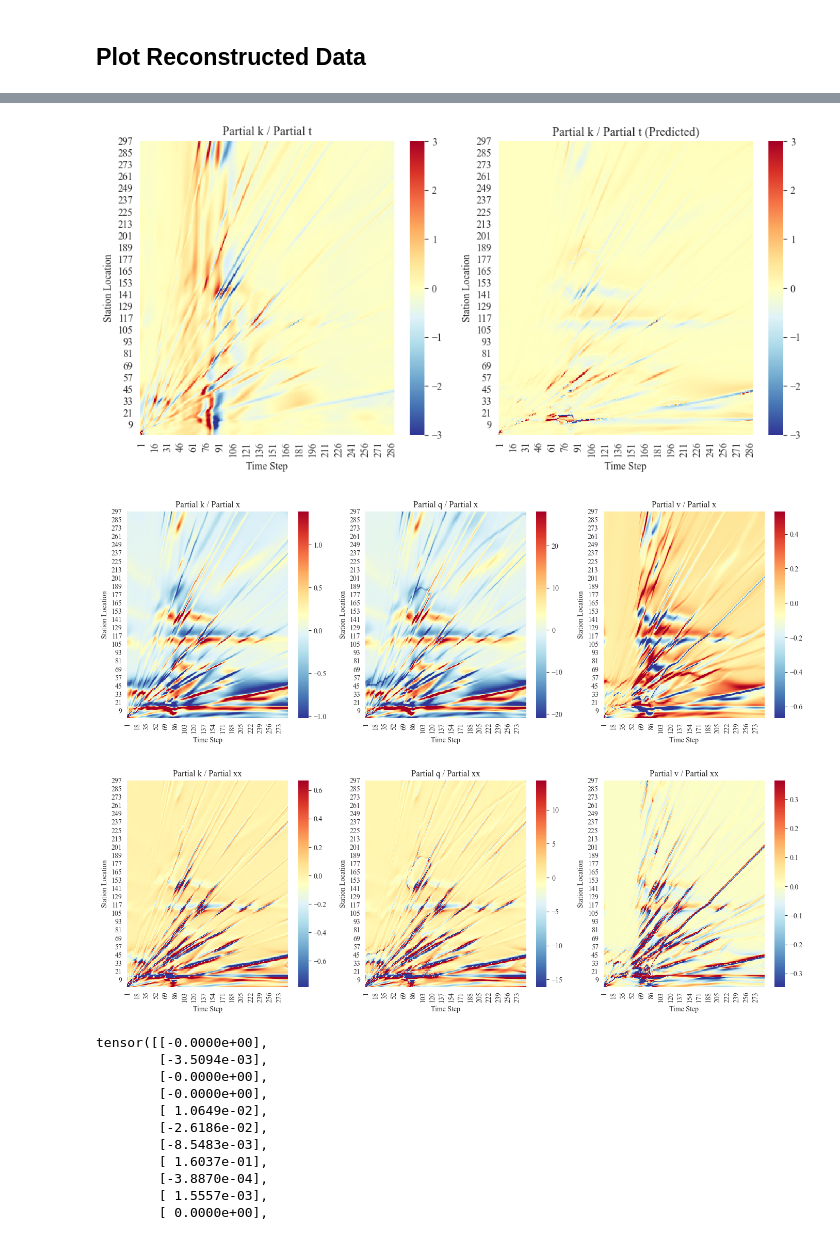
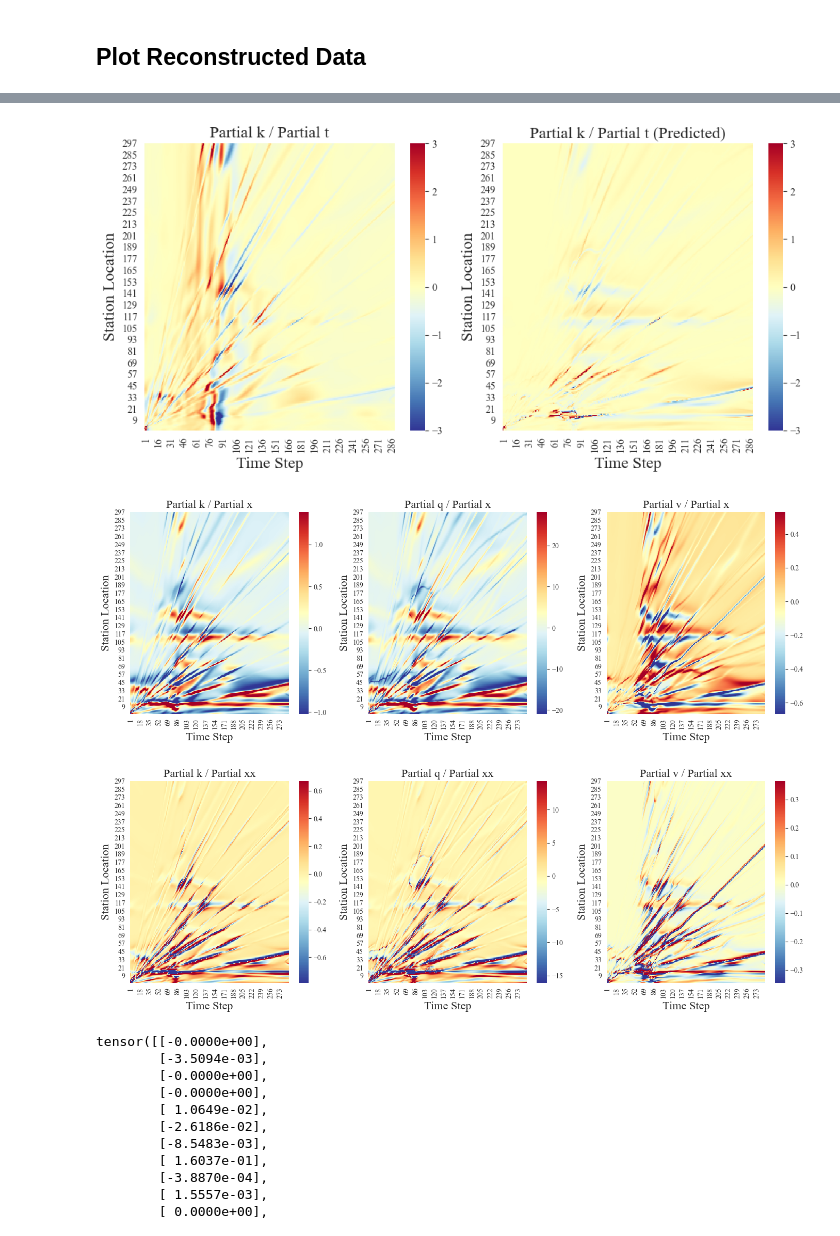
Before and after one commit to wzh96/Flow_PDE_FIND, a Jupyter notebook: Clean_Data_Plot.ipynb, the cells around one changed output, grey strips where cells are left out. Saved outputs shown, nothing was run; the diff lists cells and outputs as text; code cells hidden in the pictures.

```diff
--- a/Clean_Data_Plot.ipynb
+++ b/Clean_Data_Plot.ipynb
@@ -180,41 +180,41 @@ v_x_wide = v_x.pivot(index='Station_Number', columns='TimeStep', values='v_x')
 # %%
 fig, axs = plt.subplots(1, 2, figsize=(10, 5))
 
 vmin, vmax = -3, 3
 sns.heatmap(k_t_wide.iloc[::-1], cmap="RdYlBu_r", vmin=vmin, vmax=vmax, annot=False, robust=True, ax=axs[0])
-axs[0].set_ylabel('Station Location')
-axs[0].set_xlabel('Time Step')
-axs[0].set_title("Partial k / Partial t")
+axs[0].set_ylabel('Station Location',  fontsize = 16)
+axs[0].set_xlabel('Time Step',  fontsize = 16)
+axs[0].set_title("Partial k / Partial t",  fontsize = 16)
 
 sns.heatmap(k_t_predict_wide.iloc[::-1], cmap="RdYlBu_r", vmin=vmin, vmax=vmax, annot=False,robust=True, ax=axs[1])
-axs[1].set_ylabel('Station Location')
-axs[1].set_xlabel('Time Step')
-axs[1].set_title("Partial k / Partial t (Predicted)")
+axs[1].set_ylabel('Station Location',  fontsize = 16)
+axs[1].set_xlabel('Time Step',  fontsize = 16)
+axs[1].set_title("Partial k / Partial t (Predicted)",  fontsize = 16)
 
 plt.rcParams['font.family'] = 'Times New Roman'
 plt.tight_layout()
 plt.show()
 
 fig.savefig("Figures/k_dev.png", dpi = 300)
 # %% [output]
-[figure, old version]
+[figure, new version]
 # %%
 fig, axs = plt.subplots(1, 3, figsize=(14, 5))
 
 sns.heatmap(k_x_wide.iloc[::-1], cmap="RdYlBu_r", annot=False,robust=True, ax=axs[0])
-axs[0].set_ylabel('Station Location')
-axs[0].set_xlabel('Time Step')
-axs[0].set_title("Partial k / Partial x")
+axs[0].set_ylabel('Station Location',  fontsize = 16)
+axs[0].set_xlabel('Time Step',  fontsize = 16)
+axs[0].set_title("Partial k / Partial x",  fontsize = 16)
 
 sns.heatmap(q_x_wide.iloc[::-1], cmap="RdYlBu_r", annot=False,robust=True, ax=axs[1])
-axs[1].set_ylabel('Station Location')
-axs[1].set_xlabel('Time Step')
-axs[1].set_title("Partial q / Partial x")
+axs[1].set_ylabel('Station Location',  fontsize = 16)
+axs[1].set_xlabel('Time Step',  fontsize = 16)
+axs[1].set_title("Partial q / Partial x",  fontsize = 16)
 
 sns.heatmap(v_x_wide.iloc[::-1], cmap="RdYlBu_r", annot=False,robust=True, ax=axs[2])
-axs[2].set_ylabel('Station Location')
-axs[2].set_xlabel('Time Step')
-axs[2].set_title("Partial v / Partial x")
+axs[2].set_ylabel('Station Location',  fontsize = 16)
+axs[2].set_xlabel('Time Step',  fontsize = 16)
+axs[2].set_title("Partial v / Partial x",  fontsize = 16)
 
 plt.rcParams['font.family'] = 'Times New Roman'
 plt.tight_layout()
@@ -222,7 +222,7 @@ plt.show()
 
 fig.savefig("Figures/qv_dev.png", dpi = 300)
 # %% [output]
-[figure, old version]
+[figure, new version]
 # %%
 k_xx['TimeStep'] = k_xx['TimeStep'].astype(int)
 k_xx['Station_Number'] = k_xx['Station_Number'].astype(int)
@@ -242,19 +242,19 @@ v_xx_wide = v_xx.pivot(index='Station_Number', columns='TimeStep', values='v_xx'
 fig, axs = plt.subplots(1, 3, figsize=(14, 5))
 
 sns.heatmap(k_xx_wide.iloc[::-1], cmap="RdYlBu_r", annot=False,robust=True, ax=axs[0])
-axs[0].set_ylabel('Station Location')
-axs[0].set_xlabel('Time Step')
-axs[0].set_title("Partial k / Partial xx")
+axs[0].set_ylabel('Station Location',  fontsize = 16)
+axs[0].set_xlabel('Time Step',  fontsize = 16)
+axs[0].set_title("Partial k / Partial xx",  fontsize = 16)
 
 sns.heatmap(q_xx_wide.iloc[::-1], cmap="RdYlBu_r", annot=False,robust=True, ax=axs[1])
-axs[1].set_ylabel('Station Location')
-axs[1].set_xlabel('Time Step')
-axs[1].set_title("Partial q / Partial xx")
+axs[1].set_ylabel('Station Location',  fontsize = 16)
+axs[1].set_xlabel('Time Step',  fontsize = 16)
+axs[1].set_title("Partial q / Partial xx",  fontsize = 16)
 
 sns.heatmap(v_xx_wide.iloc[::-1], cmap="RdYlBu_r", annot=False,robust=True, ax=axs[2])
-axs[2].set_ylabel('Station Location')
-axs[2].set_xlabel('Time Step')
-axs[2].set_title("Partial v / Partial xx")
+axs[2].set_ylabel('Station Location',  fontsize = 16)
+axs[2].set_xlabel('Time Step',  fontsize = 16)
+axs[2].set_title("Partial v / Partial xx",  fontsize = 16)
 
 plt.rcParams['font.family'] = 'Times New Roman'
 plt.tight_layout()
@@ -262,7 +262,7 @@ plt.show()
 
 fig.savefig("Figures/qv_dev2.png", dpi = 300)
 # %% [output]
-[figure, old version]
+[figure, new version]
 # %%
 pred['coefficients']
 # %% [output]
```
Also changed, not shown: parts of 2 cells of this notebook, 5 other files.
